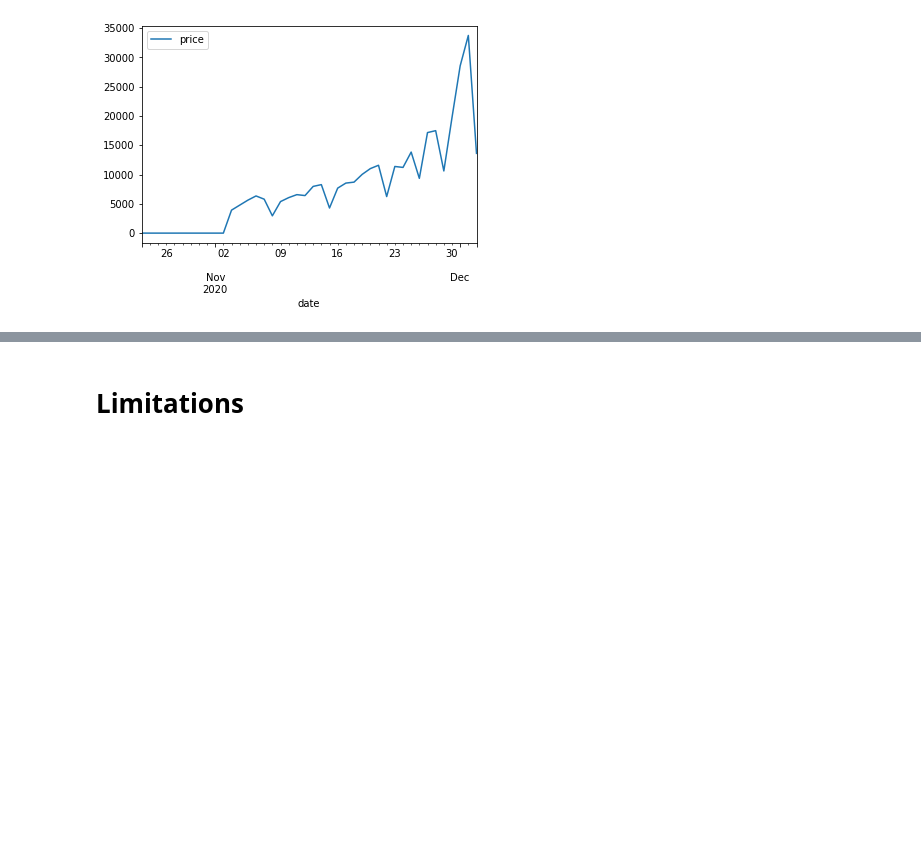
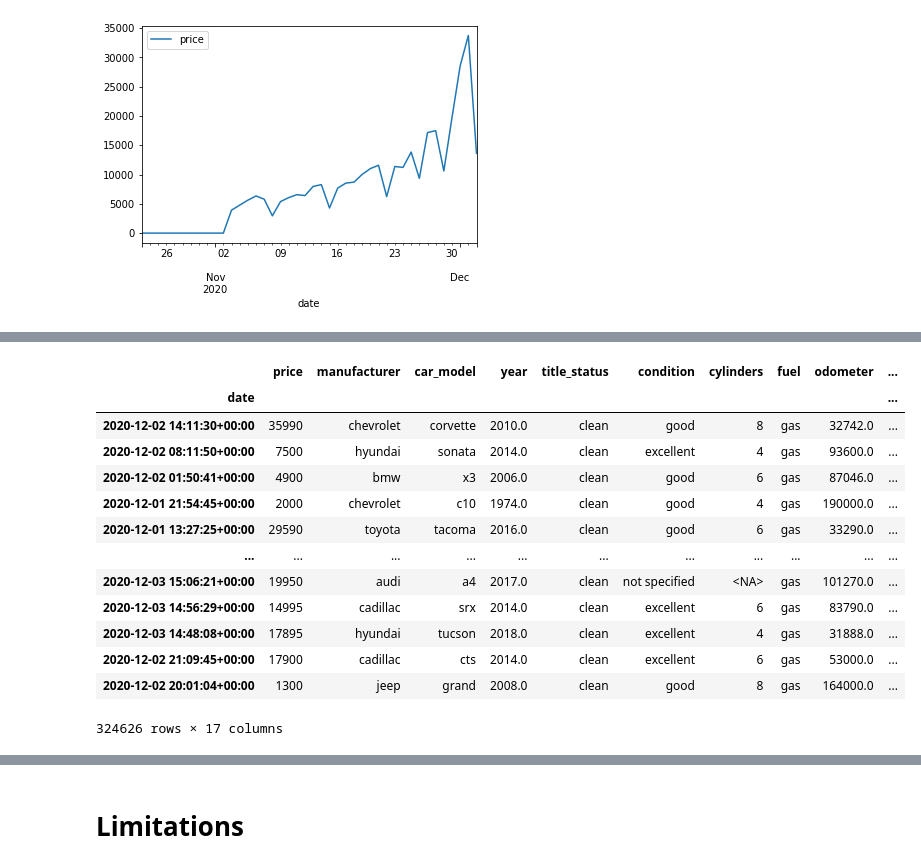
Before and after one commit to Dearsu520/automotive-modeling-project, a Jupyter notebook: ETL/Vehicle_transformation.ipynb, the cells around one changed output, grey strips where cells are left out. Drawn from its saved outputs; the diff is of its cells as text; code cells hidden in the pictures; blank space fills up the shorter version.

```diff
--- a/ETL/Vehicle_transformation.ipynb
+++ b/ETL/Vehicle_transformation.ipynb
@@ -161,7 +201,7 @@ See the caveats in the documentation: https://pandas.pydata.org/pandas-docs/stab
   errors=errors,
 # %%
 # Drop entire rows for the features with low number of null values
-columns_to_drop = ['odometer', 'manufacturer', 'model', ]
+columns_to_drop = ['odometer', 'manufacturer', 'model' ]
 df_clean = df_order.dropna(subset=columns_to_drop)
 # %%
 df_clean.head()
@@ -323,3 +387,8 @@ df_day.plot(y='price')
 # %% [output]
 <matplotlib.axes._subplots.AxesSubplot at 0x...>
 [figure]
+# %%
+# Finally, convert 'cylinder' column from categorical to numerical by stripping out just the 1st character
+df_final_filter['cylinders'] = df_final_filter['cylinders'].str.strip()
+df_final_filter['cylinders'] = df_final_filter['cylinders'].str.split(n=1, expand=True)
+df_final_filter.head()
@@ -325,0 +412,2 @@ df_day.plot(y='price')
+# %%
+df_final_filter.cylinders = pd.to_numeric(df_final_filter.cylinders, errors='coerce').astype('Int64')
@@ -326,7 +443,20 @@ df_day.plot(y='price')
 # %%
 model_df = df_final_filter[['date', 'price', 'manufacturer','car_model', 'year', 'title_status',  'condition', 'cylinders', 'fuel', 'odometer', 'transmission', 'drive', 'type', 'paint_color', 'region', 'state', 'lat', 'long' ]]
 model_df.set_index('date', inplace=True)
 
-path = "/content/drive/MyDrive/Data Bootcamp Final Project/model_df.zip"
-
-model_df.to_csv(path, compression='zip')
+model_df
+# %% [output]
+|  | price | manufacturer | car_model | year | title_status | condition | cylinders | fuel | odometer | ... |
+| date |  |  |  |  |  |  |  |  |  | ... |
+| 2020-12-02 14:11:30+00:00 | 35990 | chevrolet | corvette | 2010.0 | clean | good | 8 | gas | 32742.0 | ... |
+| 2020-12-02 08:11:50+00:00 | 7500 | hyundai | sonata | 2014.0 | clean | excellent | 4 | gas | 93600.0 | ... |
+| 2020-12-02 01:50:41+00:00 | 4900 | bmw | x3 | 2006.0 | clean | good | 6 | gas | 87046.0 | ... |
+| 2020-12-01 21:54:45+00:00 | 2000 | chevrolet | c10 | 1974.0 | clean | good | 4 | gas | 190000.0 | ... |
+| 2020-12-01 13:27:25+00:00 | 29590 | toyota | tacoma | 2016.0 | clean | good | 6 | gas | 33290.0 | ... |
+| ... | ... | ... | ... | ... | ... | ... | ... | ... | ... | ... |
+| 2020-12-03 15:06:21+00:00 | 19950 | audi | a4 | 2017.0 | clean | not specified | <NA> | gas | 101270.0 | ... |
+| 2020-12-03 14:56:29+00:00 | 14995 | cadillac | srx | 2014.0 | clean | excellent | 6 | gas | 83790.0 | ... |
+| 2020-12-03 14:48:08+00:00 | 17895 | hyundai | tucson | 2018.0 | clean | excellent | 4 | gas | 31888.0 | ... |
+| 2020-12-02 21:09:45+00:00 | 17900 | cadillac | cts | 2014.0 | clean | excellent | 6 | gas | 53000.0 | ... |
+| 2020-12-02 20:01:04+00:00 | 1300 | jeep | grand | 2008.0 | clean | good | 8 | gas | 164000.0 | ... |
+324626 rows × 17 columns
```
Also changed, not shown: parts of 22 cells of this notebook, 1 other file.
